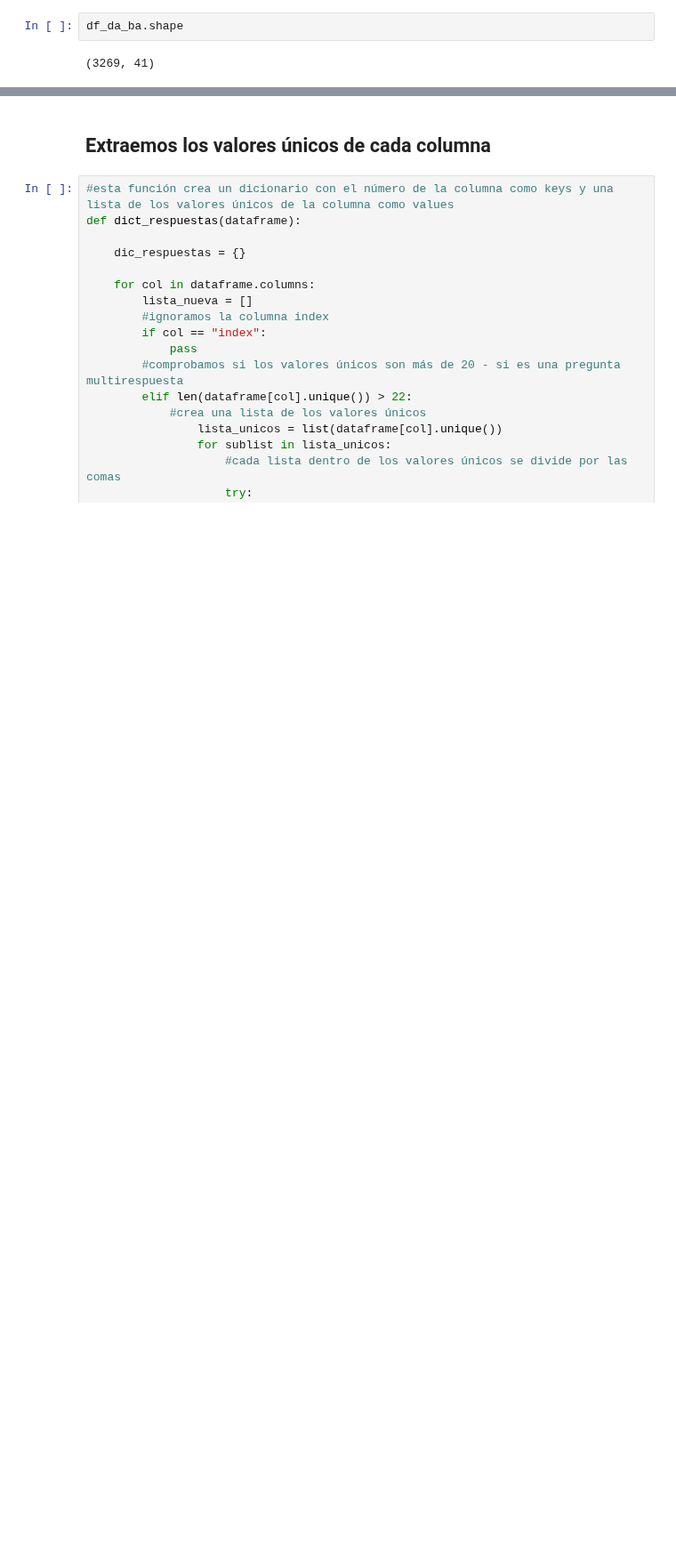
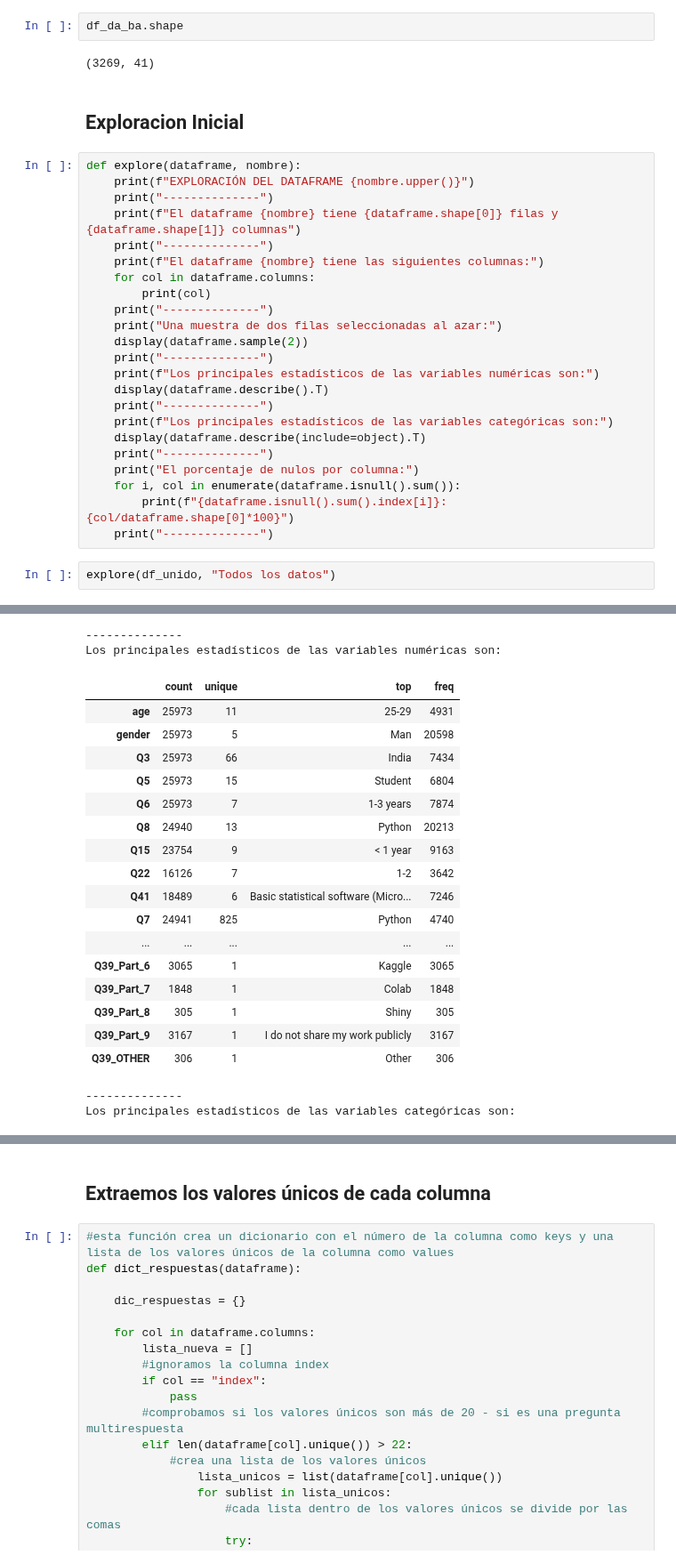
Before and after one commit to Adalab/project-da-promo-d-module-2-team-2-, a Jupyter notebook: notebooks/exploracion.ipynb, the cells around one changed output, grey strips where cells are left out. Shown at 89% size. Drawn from its saved outputs; the diff is of its cells as text; blank space fills up the shorter version.

```diff
--- a/notebooks/exploracion.ipynb
+++ b/notebooks/exploracion.ipynb
@@ -24,3 +24,31 @@ df_da_ba.head(2)
 df_da_ba.shape
 # %% [output]
 (3269, 41)
+# %% [markdown]
+## Exploracion Inicial
+# %%
+def explore(dataframe, nombre):
+    print(f"EXPLORACIÓN DEL DATAFRAME {nombre.upper()}")
+    print("--------------")
+    print(f"El dataframe {nombre} tiene {dataframe.shape[0]} filas y {dataframe.shape[1]} columnas")
+    print("--------------")
+    print(f"El dataframe {nombre} tiene las siguientes columnas:")
+    for col in dataframe.columns:
+        print(col)
+    print("--------------")
+    print("Una muestra de dos filas seleccionadas al azar:")
+    display(dataframe.sample(2))
+    print("--------------")
+    print(f"Los principales estadísticos de las variables numéricas son:")
+    display(dataframe.describe().T)
+    print("--------------")
+    print(f"Los principales estadísticos de las variables categóricas son:")
+    display(dataframe.describe(include=object).T)
+    print("--------------")
+    print("El porcentaje de nulos por columna:")
+    for i, col in enumerate(dataframe.isnull().sum()):
+        print(f"{dataframe.isnull().sum().index[i]}: {col/dataframe.shape[0]*100}")
+    print("--------------")
+# %%
+explore(df_unido, "Todos los datos")
+# %% [output]
@@ -26,0 +75,21 @@ df_da_ba.shape
+--------------
+Los principales estadísticos de las variables numéricas son:
+|  | count | unique | top | freq |
+| age | 25973 | 11 | 25-29 | 4931 |
+| gender | 25973 | 5 | Man | 20598 |
+| Q3 | 25973 | 66 | India | 7434 |
+| Q5 | 25973 | 15 | Student | 6804 |
+| Q6 | 25973 | 7 | 1-3 years | 7874 |
+| Q8 | 24940 | 13 | Python | 20213 |
+| Q15 | 23754 | 9 | < 1 year | 9163 |
+| Q22 | 16126 | 7 | 1-2 | 3642 |
+| Q41 | 18489 | 6 | Basic statistical software (Micro... | 7246 |
+| Q7 | 24941 | 825 | Python | 4740 |
+| ... | ... | ... | ... | ... |
+| Q39_Part_6 | 3065 | 1 | Kaggle | 3065 |
+| Q39_Part_7 | 1848 | 1 | Colab | 1848 |
+| Q39_Part_8 | 305 | 1 | Shiny | 305 |
+| Q39_Part_9 | 3167 | 1 | I do not share my work publicly | 3167 |
+| Q39_OTHER | 306 | 1 | Other | 306 |
+--------------
+Los principales estadísticos de las variables categóricas son:
```
Also changed, not shown: parts of 13 cells of this notebook, 5 other files.
